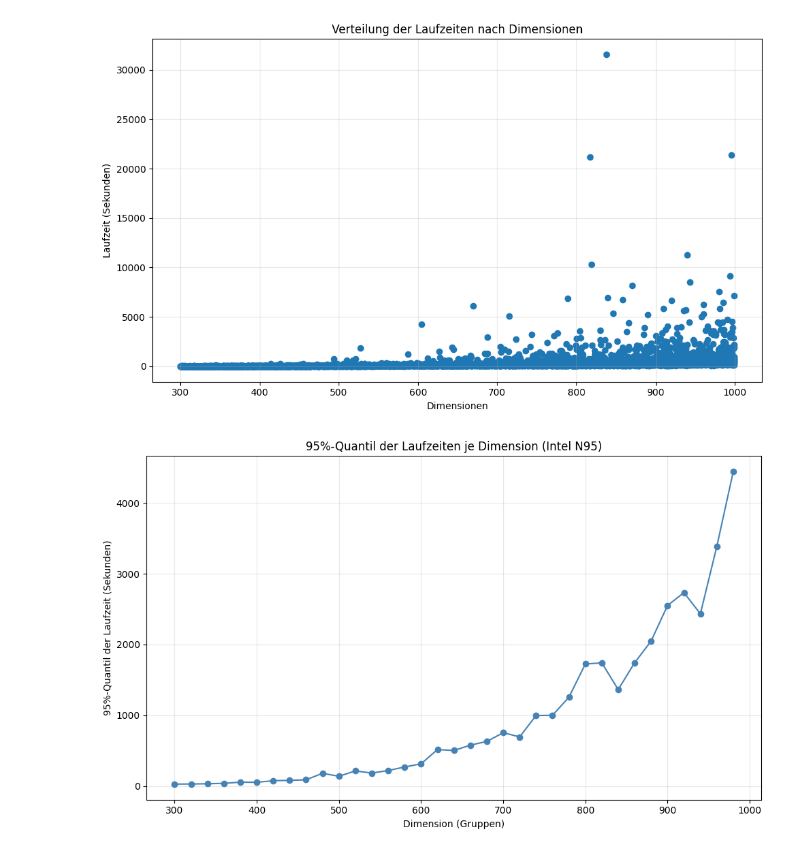
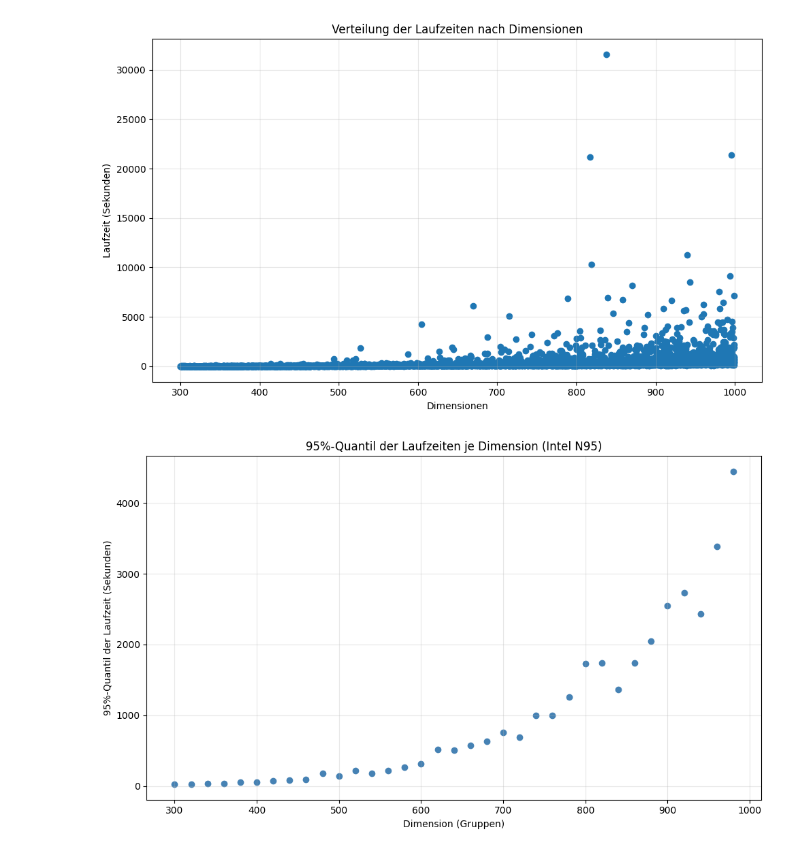
Before and after one commit to Linelle-7/TSP-Benchmark-Analysis, a Jupyter notebook: DatenAnalyse_fuer_TSP.ipynb, the cells around one changed output. Cells and saved outputs as stored; diff of their text form; code cells hidden in the pictures.

```diff
--- a/DatenAnalyse_fuer_TSP.ipynb
+++ b/DatenAnalyse_fuer_TSP.ipynb
@@ -272,19 +283,24 @@ df_all["dim_group"] = pd.cut( df_all["dimension"],bins=np.append(bins, 1000),lab
 # %%
+bins= np.arange(300, 1000, 20)
+labels = [f"{b}-{b+19}" for b in bins]
+
+df_all["dim_group"] = pd.cut( df_all["dimension"],bins=np.append(bins, 1000),labels=labels,include_lowest=True)
+
 quantiles = df_all.groupby("dim_group", observed=True)["runtime"].quantile(0.95).dropna()
 
 # Plot 95% quantile vs dimension
 plt.figure(figsize=(10, 6))
-plt.plot(bins[:len(quantiles)], quantiles.values, marker="o", linestyle="-", color="steelblue")
+plt.scatter(bins[:len(quantiles)], quantiles.values, marker="o", linestyle="-", color="steelblue")
 
 plt.xlabel("Dimension (Gruppen)")
 plt.ylabel("95%-Quantil der Laufzeit (Sekunden)")
 plt.title("95%-Quantil der Laufzeiten je Dimension (Intel N95)")
 plt.grid(True, alpha=0.3)
 plt.tight_layout()
 plt.savefig("quantile_95_plot.2.png")
 plt.show()
 # %% [output]
-[figure, old version]
+[figure, new version]
 # %%
 anzahl_Bereiche=len(quantiles.index)
 X=[((300+i*20 -20)+(300+i*20 -1))/2 for i in range(1,anzahl_Bereiche+1)]
```
Also changed, not shown: parts of 11 cells of this notebook, 8 other files.
